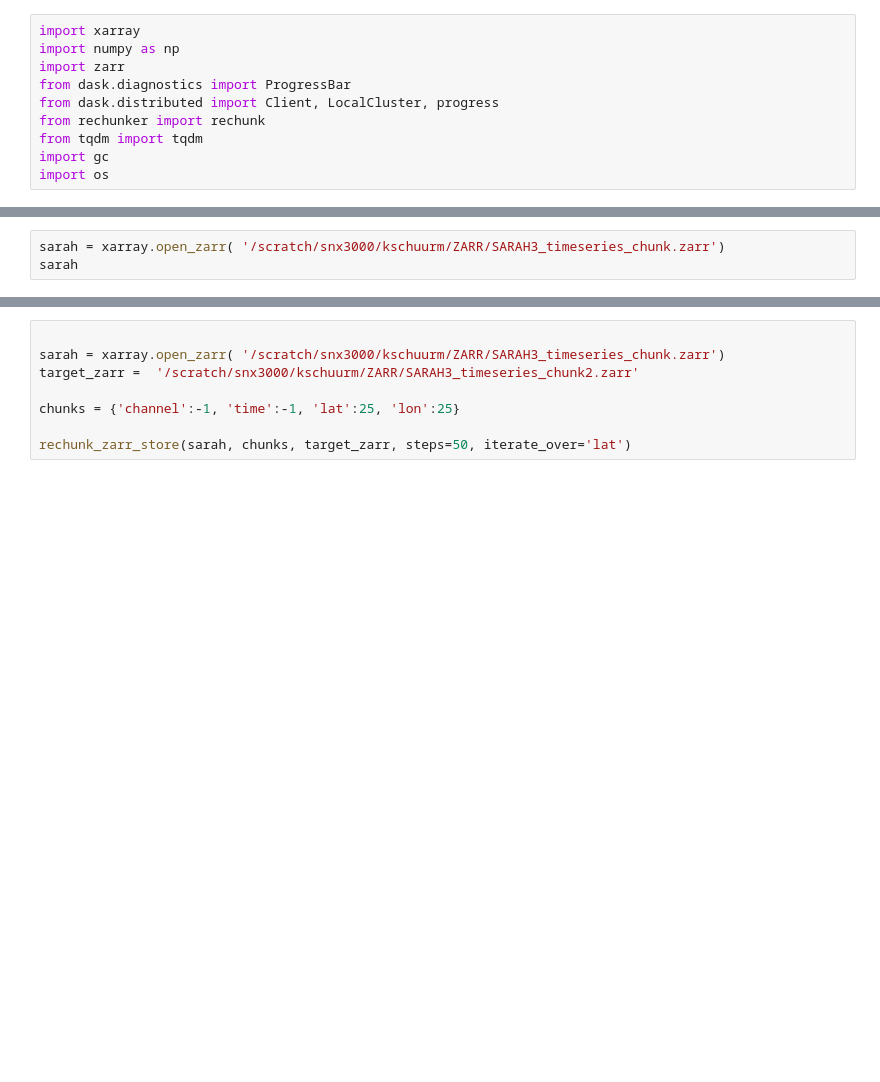
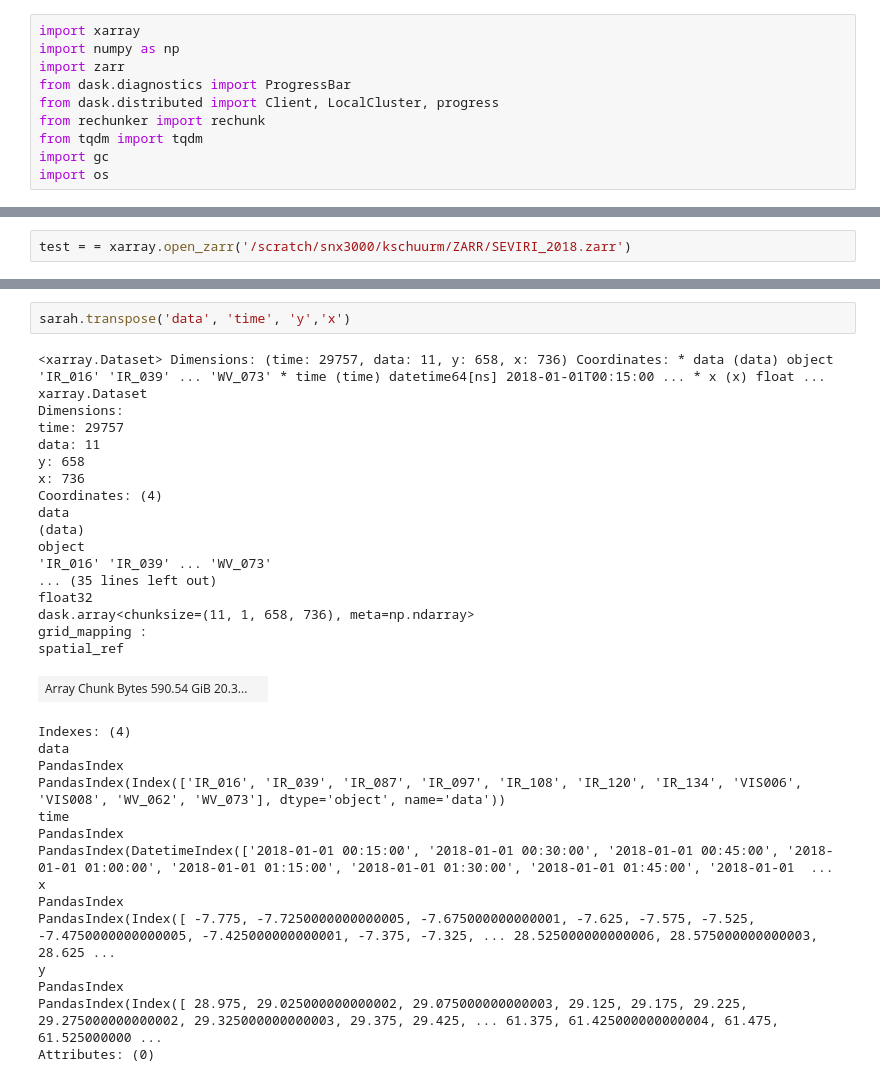
Before and after one commit to KRS-dev/irradiance_estimation, a Jupyter notebook: preprocess/RECHUNK.ipynb, the cells around one changed output, grey strips where cells are left out. Saved outputs shown, nothing was run; the diff lists cells and outputs as text; blank space fills up the shorter version.

```diff
--- a/preprocess/RECHUNK.ipynb
+++ b/preprocess/RECHUNK.ipynb
@@ -119,3 +129,2 @@ rechunk_zarr_store(sarah, chunks, target_zarr, steps=50)
 # %%
-sarah = xarray.open_zarr( '/scratch/snx3000/kschuurm/ZARR/SARAH3_timeseries_chunk.zarr')
-sarah
+test = = xarray.open_zarr('/scratch/snx3000/kschuurm/ZARR/SEVIRI_2018.zarr')
@@ -178,8 +131,35 @@ CAL
-# %%
-
-sarah = xarray.open_zarr( '/scratch/snx3000/kschuurm/ZARR/SARAH3_timeseries_chunk.zarr')
-target_zarr =  '/scratch/snx3000/kschuurm/ZARR/SARAH3_timeseries_chunk2.zarr'
-
-chunks = {'channel':-1, 'time':-1, 'lat':25, 'lon':25}
-
-rechunk_zarr_store(sarah, chunks, target_zarr, steps=50, iterate_over='lat')
+# %%
+sarah.transpose('data', 'time', 'y','x')
+# %% [output]
+<xarray.Dataset> Dimensions: (time: 29757, data: 11, y: 658, x: 736) Coordinates: * data (data) object 'IR_016' 'IR_039' ... 'WV_073' * time (time) datetime64[ns] 2018-01-01T00:15:00 ... * x (x) float ...
+xarray.Dataset
+Dimensions:
+time: 29757
+data: 11
+y: 658
+x: 736
+Coordinates: (4)
+data
+(data)
+object
+'IR_016' 'IR_039' ... 'WV_073'
+... (35 lines left out)
+float32
+dask.array<chunksize=(11, 1, 658, 736), meta=np.ndarray>
+grid_mapping :
+spatial_ref
+| Array Chunk Bytes 590.54 GiB 20.3... |  |
+Indexes: (4)
+data
+PandasIndex
+PandasIndex(Index(['IR_016', 'IR_039', 'IR_087', 'IR_097', 'IR_108', 'IR_120', 'IR_134', 'VIS006', 'VIS008', 'WV_062', 'WV_073'], dtype='object', name='data'))
+time
+PandasIndex
+PandasIndex(DatetimeIndex(['2018-01-01 00:15:00', '2018-01-01 00:30:00', '2018-01-01 00:45:00', '2018-01-01 01:00:00', '2018-01-01 01:15:00', '2018-01-01 01:30:00', '2018-01-01 01:45:00', '2018-01-01  ...
+x
+PandasIndex
+PandasIndex(Index([ -7.775, -7.7250000000000005, -7.675000000000001, -7.625, -7.575, -7.525, -7.4750000000000005, -7.425000000000001, -7.375, -7.325, ... 28.525000000000006, 28.575000000000003, 28.625 ...
+y
+PandasIndex
+PandasIndex(Index([ 28.975, 29.025000000000002, 29.075000000000003, 29.125, 29.175, 29.225, 29.275000000000002, 29.325000000000003, 29.375, 29.425, ... 61.375, 61.425000000000004, 61.475, 61.525000000 ...
+Attributes: (0)
```
Also changed, not shown: parts of 7 cells of this notebook, 15 other files.
